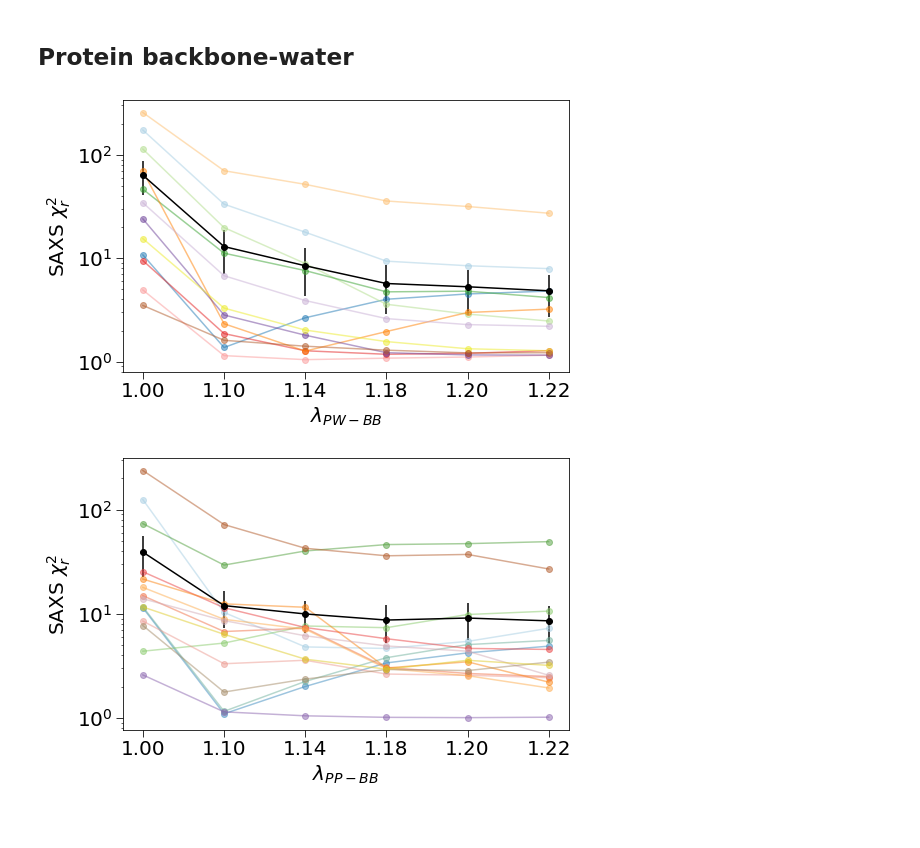
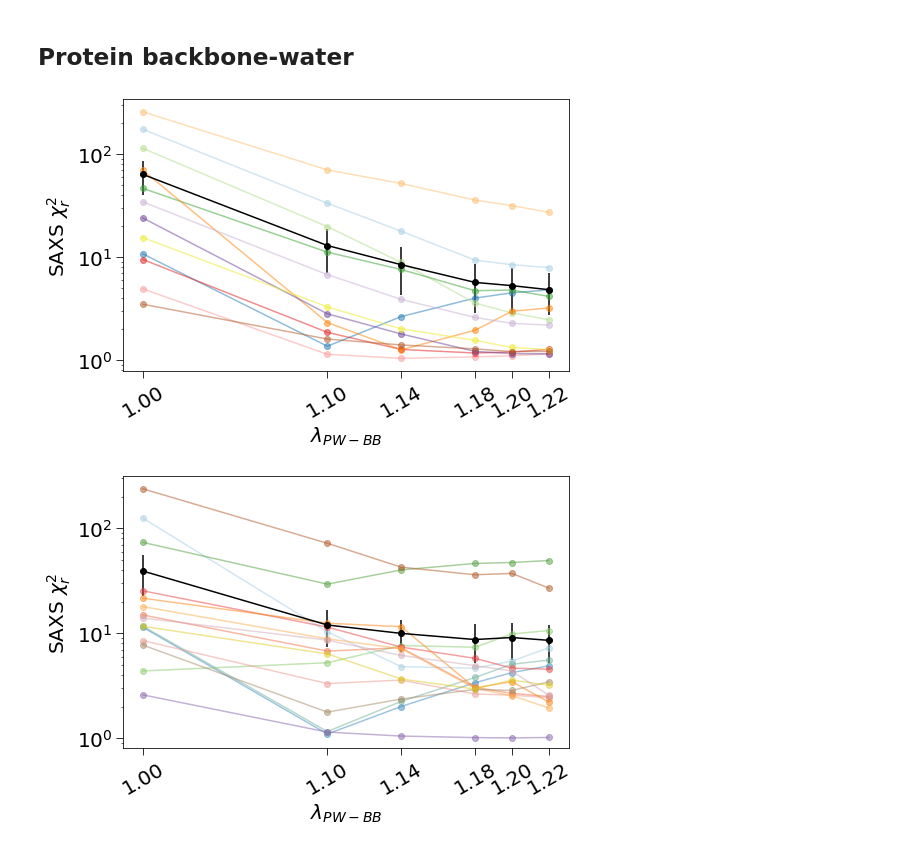
Before and after one commit to KULL-Centre/_2023_Thomasen_Martini, a Jupyter notebook: plots.ipynb, the cells around one changed output. Cells and saved outputs as stored; diff of their text form; code cells hidden in the pictures; blank space fills up the shorter version.

```diff
--- a/plots.ipynb
+++ b/plots.ipynb
@@ -1253,6 +1644,6 @@ for ff in force_fields:
 # %%
 colors_pltdefault = plt.rcParams['axes.prop_cycle'].by_key()['color']
-colors_pltdefault = [colors_pltdefault[0], colors_pltdefault[2]]
+colors_pltdefault = [colors_pltdefault[0], colors_pltdefault[2], colors_pltdefault[6]]
 
 fig= plt.figure(figsize=(10,4))
 
@@ -1435,8 +1857,8 @@ plt.tick_params(color='black', direction='out', length=7, labelsize=20)
 plt.xlabel('Correlation $r$', fontsize=20)
 
 for i,ff in enumerate(force_fields):
-    plt.barh(i-0.2, pearson_vs_ff[ff][0], height=0.4, color=colors_pltdefault[i], lw=1, edgecolor='black', label='$r_{Pearson}$')
-    plt.barh(i+0.2, spearman_vs_ff[ff][0], height=0.4, color=colors_pltdefault[i], lw=1, edgecolor='black', hatch='/', label='$r_{Spearman}$')
+    plt.barh(i-0.2, pearson_vs_ff[ff][0], xerr=pearson_vs_ff[ff][1], capsize=7.0, height=0.4, color=colors_pltdefault[i], lw=1, edgecolor='black', label='$r_{Pearson}$')
+    plt.barh(i+0.2, spearman_vs_ff[ff][0], xerr=spearman_vs_ff[ff][1], capsize=7.0, height=0.4, color=colors_pltdefault[i], lw=1, edgecolor='black', hatch='/', label='$r_{Spearman}$')
     plt.axvline(0, ls='-', lw=1, c='black')
 
 plt.legend(fontsize=20, bbox_to_anchor=(1.8,1.0))
@@ -1646,21 +2195,27 @@ frame_PP.save_pdb(f'rep_frames/{protein}_frame_avgRg_PP.pdb')
 ## Protein-protein
 # %%
 #IDPs
-SAXS_chi2_pkl = '/storage1/skaalum/Prodruns_from_computerome/Complete_analysis/IDPs/PP/martini3saxs_IDP_PP.pkl'
+SAXS_chi2_pkl = f'{data_dir}/IDPs/PP/martini3saxs_IDP_PP.pkl'
 SAXS_chi2 = load_pickle5(SAXS_chi2_pkl)
+
+SAXS_chi2_IDPs = SAXS_chi2
 
 fig = plt.figure(figsize=(8,5))
 
 plt.semilogy()
 plt.tick_params(color='black', direction='out', length=7, labelsize=20)
 
-plt.errorbar(SAXS_chi2.index, SAXS_chi2.mean(axis=1), yerr=SAXS_chi2.sem(axis=1), fmt='-o', c='black')
+plt.xlim(np.amax(SAXS_chi2.index.astype(float)+0.01), np.amin(SAXS_chi2.index.astype(float))-0.01)
+plt.xticks(SAXS_chi2.index.astype(float))
+
+plt.errorbar(SAXS_chi2.index.astype(float), SAXS_chi2.mean(axis=1), yerr=SAXS_chi2.sem(axis=1), fmt='-o', c='black')
 
 for i,protein in enumerate(IDPs):
-    plt.plot(SAXS_chi2[protein], '-o', alpha=0.5, c=colors_IDPs[i])
+    plt.plot(SAXS_chi2.index.astype(float),SAXS_chi2[protein], '-o', alpha=0.5, c=colors_IDPs[i])
 
 plt.ylabel('SAXS $\chi^2_r$', fontsize=20)
 plt.xlabel('$λ_{PP}$', fontsize=20)
+ylim_IDPs = plt.ylim()
 
 fig.savefig(f'figures/lambda_scan_SAXSchi2_IDPs_PP.png', bbox_inches='tight', pad_inches=1, dpi=400)
 fig.savefig(f'figures/lambda_scan_SAXSchi2_IDPs_PP.pdf', bbox_inches='tight', pad_inches=1, dpi=400)
@@ -1669,20 +2224,26 @@ fig.savefig(f'figures/lambda_scan_SAXSchi2_IDPs_PP.pdf', bbox_inches='tight', pa
 # %%
 #Multidomain
-SAXS_chi2_pkl = '/storage1/skaalum/Prodruns_from_computerome/Complete_analysis/MPs/PP/martini3saxs_MP_PP.pkl'
+SAXS_chi2_pkl = f'{data_dir}/MPs/PP/martini3saxs_MP_PP.pkl'
 SAXS_chi2 = load_pickle5(SAXS_chi2_pkl)
+
+SAXS_chi2_multidomain = SAXS_chi2
 
 fig = plt.figure(figsize=(8,5))
 
 plt.semilogy()
 plt.tick_params(color='black', direction='out', length=7, labelsize=20)
 
-plt.errorbar(SAXS_chi2.index, SAXS_chi2.mean(axis=1), yerr=SAXS_chi2.sem(axis=1), fmt='-o', c='black')
+plt.errorbar(SAXS_chi2.index.astype(float), SAXS_chi2.mean(axis=1), yerr=SAXS_chi2.sem(axis=1), fmt='-o', c='black')
 
 for i,protein in enumerate(multidomain_alt):
-    plt.plot(SAXS_chi2[protein], '-o', alpha=0.5, c=colors_multidomain[i])
+    plt.plot(SAXS_chi2.index.astype(float), SAXS_chi2[protein], '-o', alpha=0.5, c=colors_multidomain[i])
+
+plt.xlim(np.amax(SAXS_chi2.index.astype(float)+0.01), np.amin(SAXS_chi2.index.astype(float))-0.01)
+plt.xticks(SAXS_chi2.index.astype(float))
 
 plt.ylabel('SAXS $\chi^2_r$', fontsize=20)
 plt.xlabel('$λ_{PP}$', fontsize=20)
+ylim_multidomain = plt.ylim()
 
 fig.savefig(f'figures/lambda_scan_SAXSchi2_multidomain_PP.png', bbox_inches='tight', pad_inches=1, dpi=400)
 fig.savefig(f'figures/lambda_scan_SAXSchi2_multidomain_PP.pdf', bbox_inches='tight', pad_inches=1, dpi=400)
@@ -1691,44 +2291,57 @@ fig.savefig(f'figures/lambda_scan_SAXSchi2_multidomain_PP.pdf', bbox_inches='tig
 # %% [markdown]
 ## Protein backbone-water
 # %%
-SAXS_chi2_pkl = '/storage1/skaalum/Prodruns_from_computerome/Complete_analysis/IDPs/PW_BB/martini3saxs_IDP_PW_BB.pkl'
+SAXS_chi2_pkl = f'{data_dir}/IDPs/PW_BB/martini3saxs_IDP_PW_BB.pkl'
 SAXS_chi2 = load_pickle5(SAXS_chi2_pkl)
+
+SAXS_chi2_IDPs = SAXS_chi2
 
 fig = plt.figure(figsize=(8,5))
 
 plt.semilogy()
 plt.tick_params(color='black', direction='out', length=7, labelsize=20)
 
-plt.errorbar(SAXS_chi2.index, SAXS_chi2.mean(axis=1), yerr=SAXS_chi2.sem(axis=1), fmt='-o', c='black')
+#plt.xlim(np.amin(SAXS_chi2.index.astype(float))-0.01, np.amax(SAXS_chi2.index.astype(float)+0.01))
+plt.xticks(SAXS_chi2.index.astype(float))
+
+plt.errorbar(SAXS_chi2.index.astype(float), SAXS_chi2.mean(axis=1), yerr=SAXS_chi2.sem(axis=1), fmt='-o', c='black')
 
 for i,protein in enumerate(IDPs):
-    plt.plot(SAXS_chi2[protein], '-o', alpha=0.5, c=colors_IDPs[i])
+    plt.plot(SAXS_chi2.index.astype(float), SAXS_chi2[protein], '-o', alpha=0.5, c=colors_IDPs[i])
 
 plt.ylabel('SAXS $\chi^2_r$', fontsize=20)
 plt.xlabel('$λ_{PW-BB}$', fontsize=20)
+plt.xticks(rotation=30)
+plt.ylim(ylim_IDPs[0], ylim_IDPs[1])
 
 fig.savefig(f'figures/lambda_scan_SAXSchi2_IDPs_PWBB.png', bbox_inches='tight', pad_inches=1, dpi=400)
 fig.savefig(f'figures/lambda_scan_SAXSchi2_IDPs_PWBB.pdf', bbox_inches='tight', pad_inches=1, dpi=400)
 # %% [output]
-[figure, old version]
+[figure, new version]
 # %%
-SAXS_chi2_pkl = '/storage1/skaalum/Prodruns_from_computerome/Complete_analysis/MPs/PW_BB/martini3saxs_MP_PW_BB.pkl'
+SAXS_chi2_pkl = f'{data_dir}/MPs/PW_BB/martini3saxs_MP_PW_BB.pkl'
 SAXS_chi2 = load_pickle5(SAXS_chi2_pkl)
+
+SAXS_chi2_multidomain = SAXS_chi2
 
 fig = plt.figure(figsize=(8,5))
 
 plt.semilogy()
 plt.tick_params(color='black', direction='out', length=7, labelsize=20)
 
-plt.errorbar(SAXS_chi2.index, SAXS_chi2.mean(axis=1), yerr=SAXS_chi2.sem(axis=1), fmt='-o', c='black')
+plt.xticks(SAXS_chi2.index.astype(float))
+
+plt.errorbar(SAXS_chi2.index.astype(float), SAXS_chi2.mean(axis=1), yerr=SAXS_chi2.sem(axis=1), fmt='-o', c='black')
 
 for i,protein in enumerate(multidomain_alt):
-    plt.plot(SAXS_chi2[protein], '-o', alpha=0.5, c=colors_multidomain[i])
+    plt.plot(SAXS_chi2.index.astype(float), SAXS_chi2[protein], '-o', alpha=0.5, c=colors_multidomain[i])
 
 plt.ylabel('SAXS $\chi^2_r$', fontsize=20)
-plt.xlabel('$λ_{PP-BB}$', fontsize=20)
+plt.xlabel('$λ_{PW-BB}$', fontsize=20)
+plt.xticks(rotation=30)
+plt.ylim(ylim_multidomain[0], ylim_multidomain[1])
 
 fig.savefig(f'figures/lambda_scan_SAXSchi2_multidomain_PWBB.png', bbox_inches='tight', pad_inches=1, dpi=400)
 fig.savefig(f'figures/lambda_scan_SAXSchi2_multidomain_PWBB.pdf', bbox_inches='tight', pad_inches=1, dpi=400)
 # %% [output]
-[figure, old version]
+[figure, new version]
```
Also changed, not shown: parts of 76 cells of this notebook.
